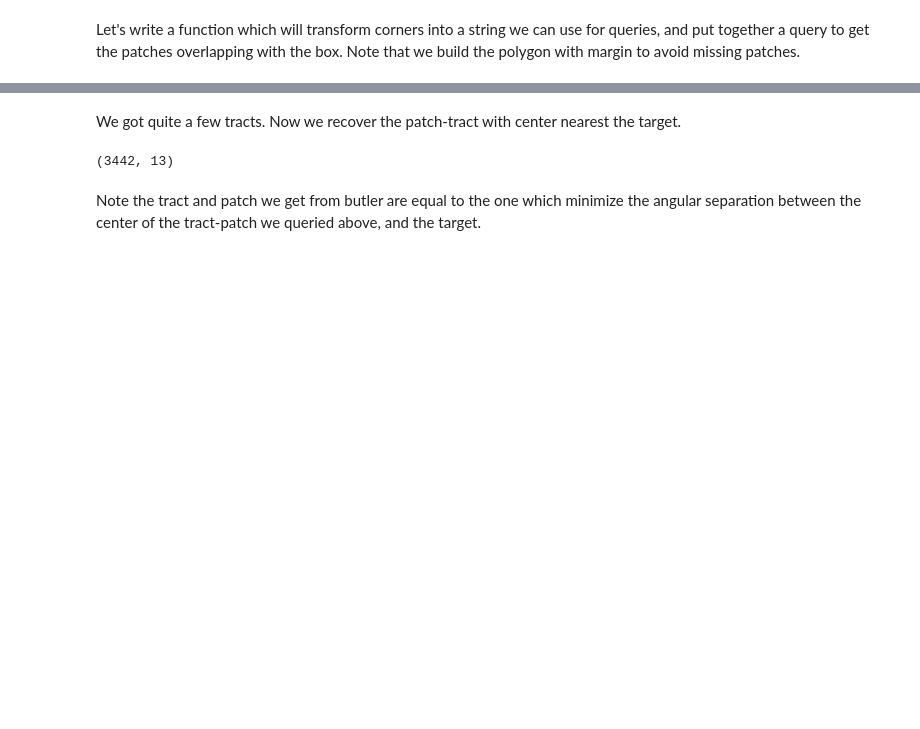
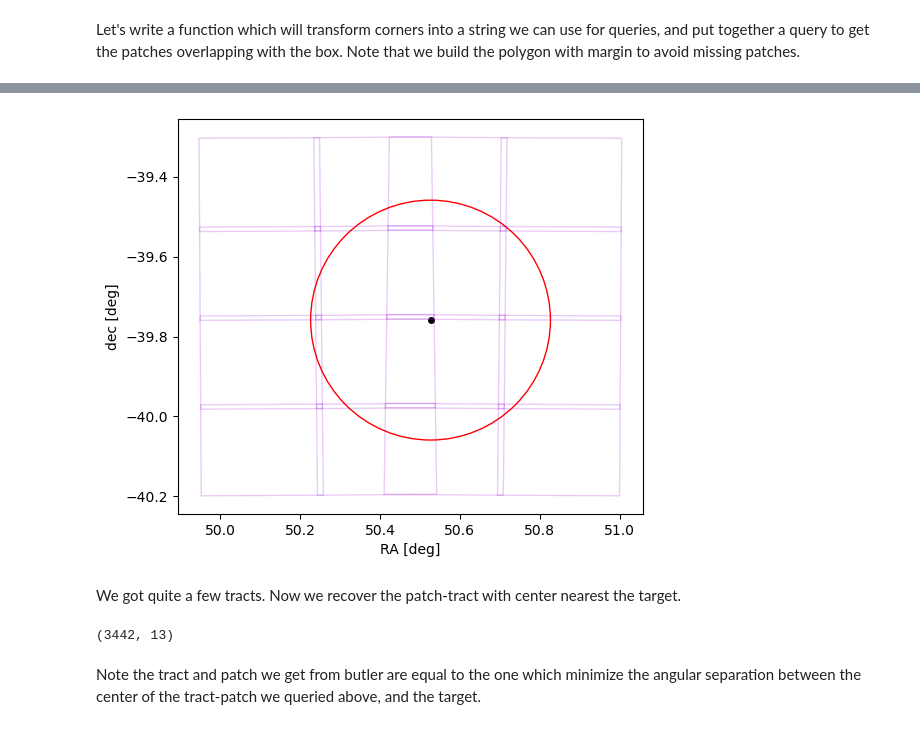
Before and after one commit to peppedilillo/notebooks, a Jupyter notebook: 250422_coadd_cutout.ipynb, the cells around one changed output, grey strips where cells are left out. Cells and saved outputs as stored; diff of their text form; code cells hidden in the pictures; blank space fills up the shorter version.

```diff
--- a/250422_coadd_cutout.ipynb
+++ b/250422_coadd_cutout.ipynb
@@ -135,0 +170,24 @@ ptable.head()
+# %%
+def get_circle_region_patches_table(service, ra, dec, radius):
+    """
+    Returns a table of patch-tracts overlapping with region defined
+    by `ra`, `dec`, `err_radius`.
+
+    # TODO: Can the same behaviour be achieved without importing moccpy but by a simple query?
+    """
+    _t = get_square_region_patches_table(service, ra, dec, 2 * radius).to_pandas()
+    moc1 = MOC.from_cone(lon=target_ra * u.deg, lat=target_dec * u.deg, radius=err_radius * u.deg, max_depth=12)
+    empty_intersection = [
+        i for i, row in _t.iterrows()
+        if MOC.from_polygon(
+            *map(
+                lambda x: np.array(x) * u.deg,
+                sregion_to_vertices(row["s_region"], closed=False)
+            )
+        ).intersection(moc1).empty()
+    ]
+    _t = _t.drop(empty_intersection).reset_index()
+    return _t
+# %%
+ptable = get_circle_region_patches_table(service, target_ra, target_dec, err_radius)
+ptable.head()
@@ -136,3 +201,18 @@ ptable.head()
+# %%
+err_circle = plt.Circle((target_ra, target_dec), err_radius, color='r',  fill=False)
+
+fig, ax = plt.subplots(figsize=(6, 6))
+ax.axes.set_aspect('equal')
+ax.plot(target_ra, target_dec, 'o', ms=5, mew=0, color='black')
+ax.add_patch(err_circle)
+for i, row in ptable.iterrows():
+    xvals, yvals = sregion_to_vertices(row['s_region'])
+    ax.plot(xvals, yvals, lw=1, alpha=0.2, color='darkviolet')
+ax.set_xlabel("RA [deg]")
+ax.set_ylabel("dec [deg]")
+plt.show()
+# %% [output]
+[figure, added]
 # %% [markdown]
 We got quite a few tracts. Now we recover the patch-tract with center nearest the target.
 # %%
```
Also changed, not shown: parts of 14 cells of this notebook.
